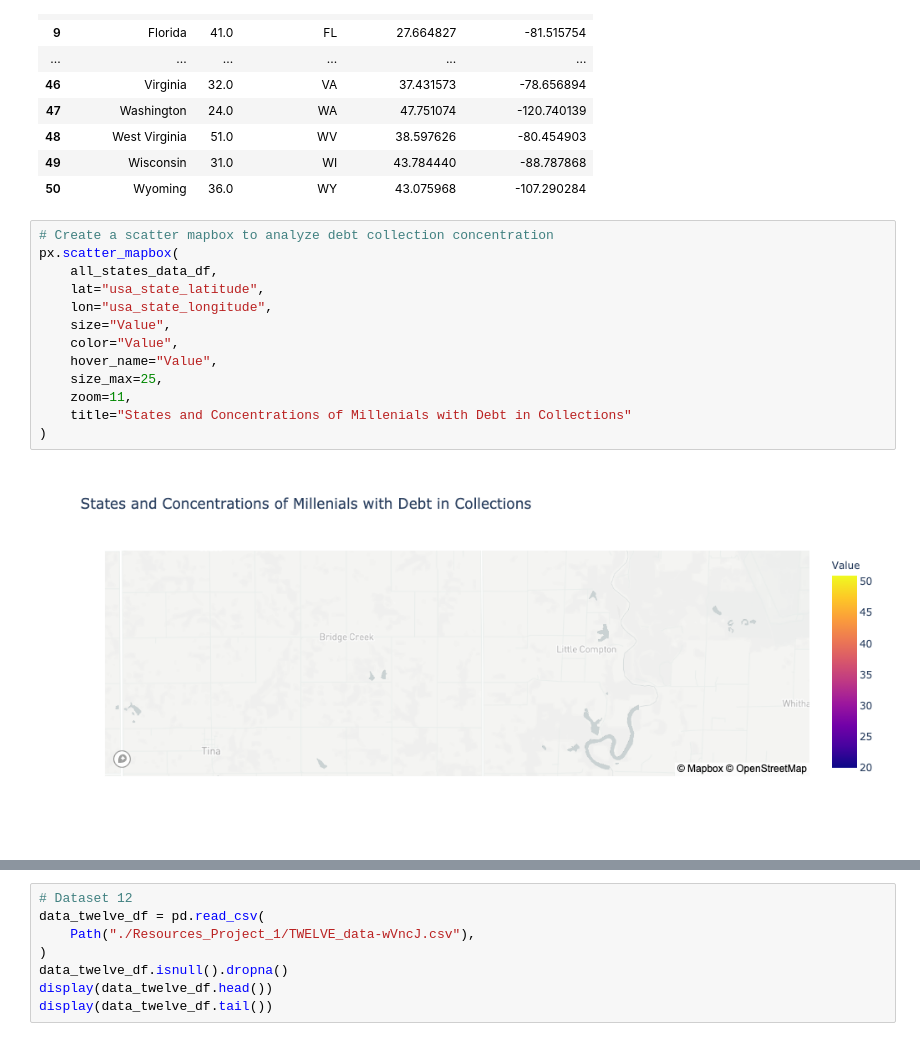
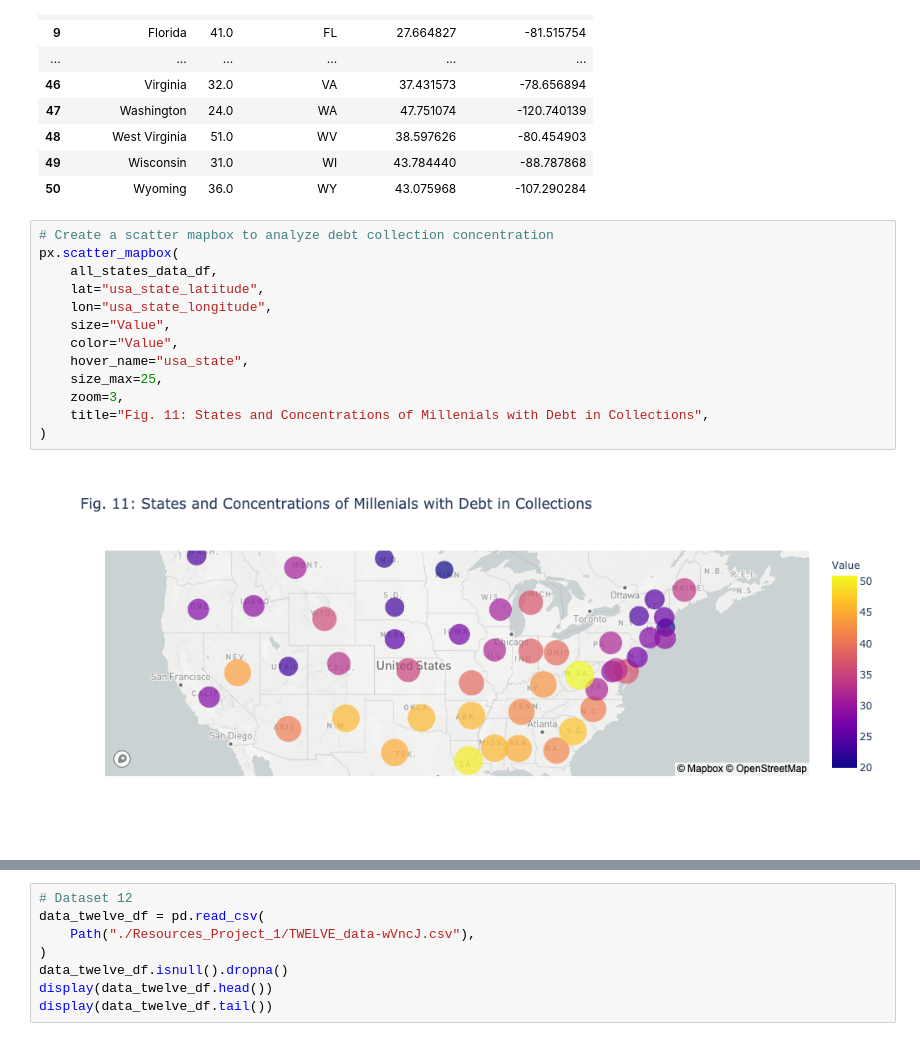
Before and after one commit to toniahurst/FinTech_Project_1, a Jupyter notebook: Project_1.ipynb, the cells around one changed output, grey strips where cells are left out. Saved outputs shown, nothing was run; the diff lists cells and outputs as text.

```diff
--- a/Project_1.ipynb
+++ b/Project_1.ipynb
@@ -431,17 +431,17 @@ display(all_states_data_df.head(56))
 # %%
 # Create a scatter mapbox to analyze debt collection concentration
 px.scatter_mapbox(
     all_states_data_df,
     lat="usa_state_latitude",
     lon="usa_state_longitude",
     size="Value",
     color="Value",
-    hover_name="Value",
+    hover_name="usa_state",
     size_max=25,
-    zoom=11,
-    title="States and Concentrations of Millenials with Debt in Collections"
+    zoom=3,
+    title="Fig. 11: States and Concentrations of Millenials with Debt in Collections",
 )
 # %% [output]
-[figure, old version]
+[figure, new version]
 # %%
 # !conda env list
```
Also changed, not shown: parts of 1 cell of this notebook.
